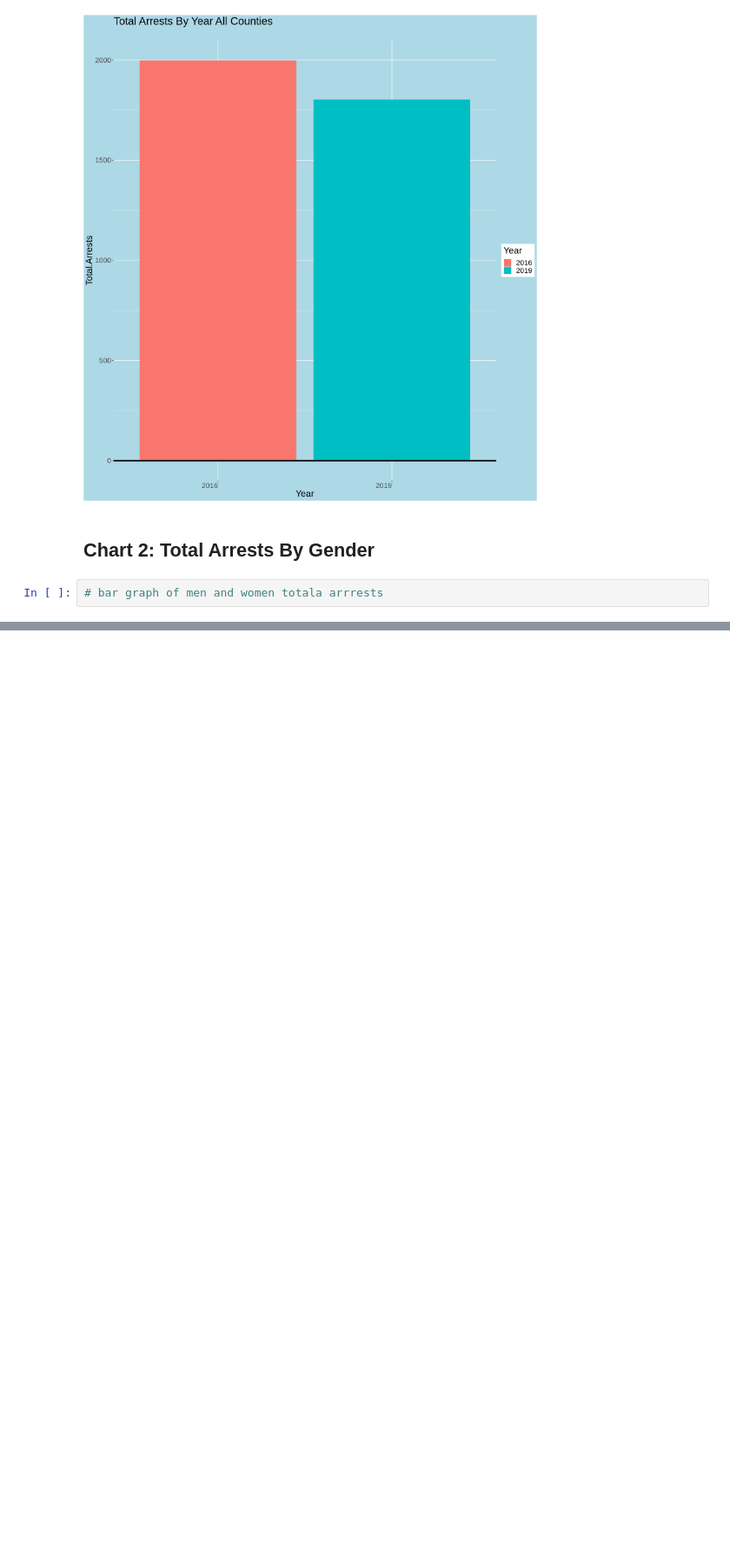
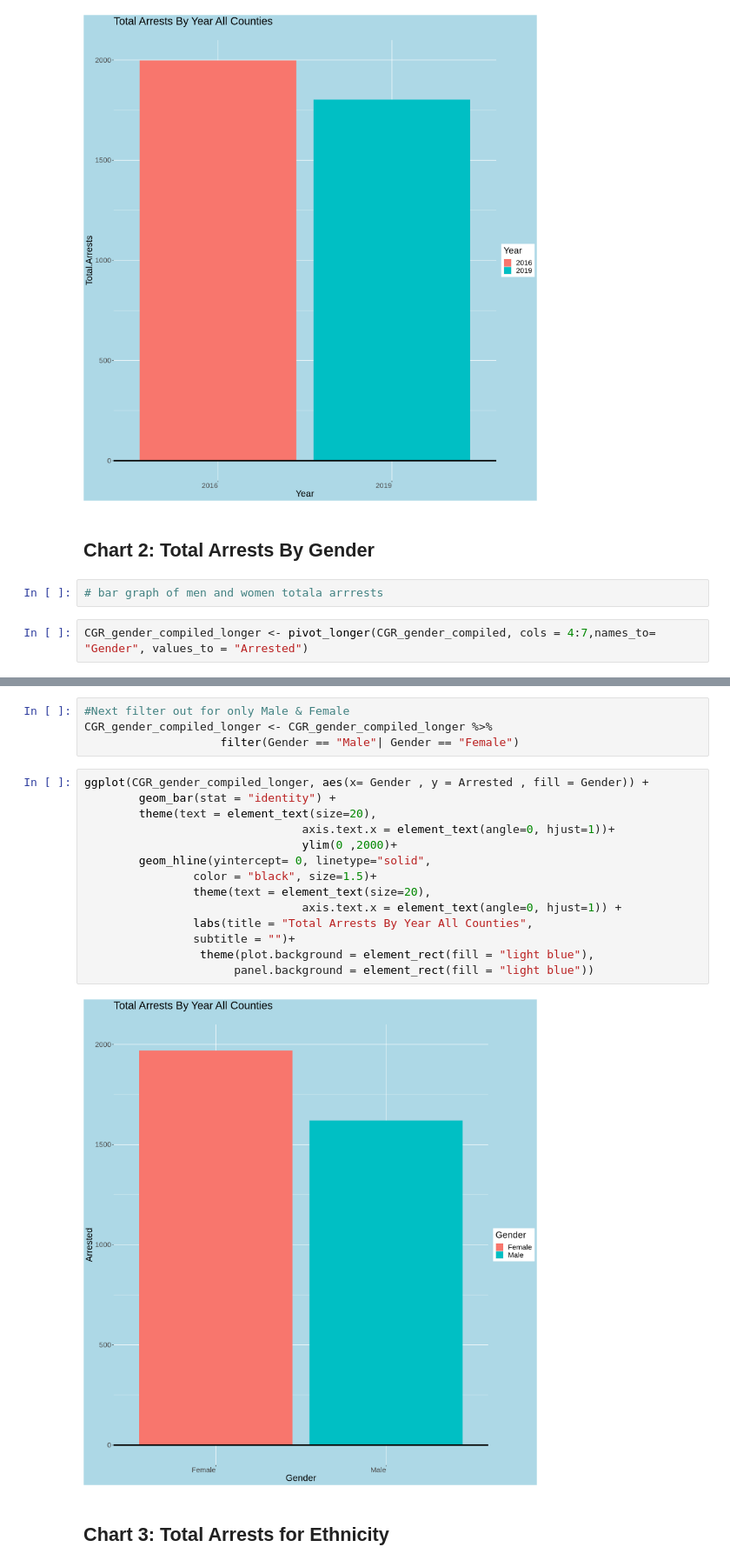
Before and after one commit to JF11579/New-Stuff, a Jupyter notebook: CGR_5.ipynb, the cells around one changed output, grey strips where cells are left out. Shown at 87% size. Cells and saved outputs as stored; diff of their text form; blank space fills up the shorter version.

```diff
--- a/CGR_5.ipynb
+++ b/CGR_5.ipynb
@@ -367,3 +386,5 @@ ggplot(CGR_gender_compiled, aes(x= Year , y = Total.Arrests , fill = Year)) +
 ## Chart 2: Total Arrests By Gender
 # %%
 # bar graph of men and women totala arrrests
+# %%
+CGR_gender_compiled_longer <- pivot_longer(CGR_gender_compiled, cols = 4:7,names_to= "Gender", values_to = "Arrested")
@@ -369,0 +400,22 @@ ggplot(CGR_gender_compiled, aes(x= Year , y = Total.Arrests , fill = Year)) +
+# %%
+#Next filter out for only Male & Female
+CGR_gender_compiled_longer <- CGR_gender_compiled_longer %>%
+                    filter(Gender == "Male"| Gender == "Female")
+# %%
+ggplot(CGR_gender_compiled_longer, aes(x= Gender , y = Arrested , fill = Gender)) +
+        geom_bar(stat = "identity") +
+        theme(text = element_text(size=20),
+                                axis.text.x = element_text(angle=0, hjust=1))+
+                                ylim(0 ,2000)+
+        geom_hline(yintercept= 0, linetype="solid",
+                color = "black", size=1.5)+
+                theme(text = element_text(size=20),
+                                axis.text.x = element_text(angle=0, hjust=1)) +
+                labs(title = "Total Arrests By Year All Counties",
+                subtitle = "")+
+                 theme(plot.background = element_rect(fill = "light blue"),
+                      panel.background = element_rect(fill = "light blue"))
+# %% [output]
+[figure, added]
+# %% [markdown]
+## Chart 3: Total Arrests for Ethnicity
```
Also changed, not shown: parts of 53 cells of this notebook.
